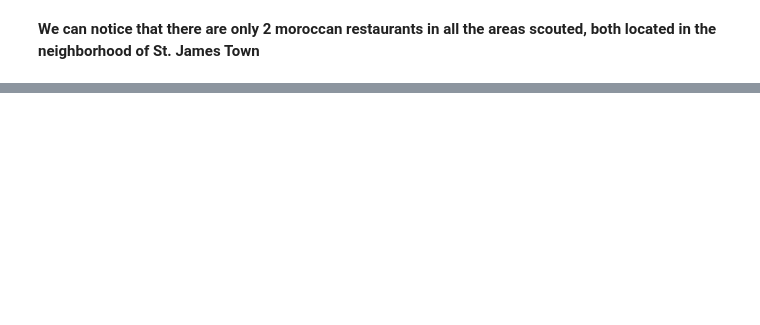
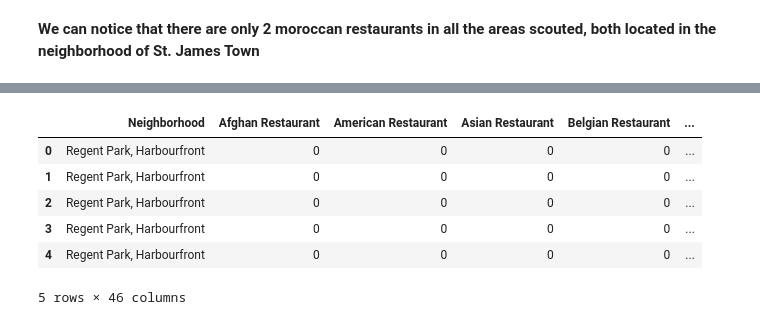
Before and after one commit to chikoungoun/IBM-Courses, a Jupyter notebook: Battle of the Neighborhoods/Battle of the neighborhoods Description of The problem Week 2.ipynb, the cells around one changed output, grey strips where cells are left out. Saved outputs shown, nothing was run; the diff lists cells and outputs as text; code cells hidden in the pictures; blank space fills up the shorter version.

```diff
--- a/Battle of the Neighborhoods/Battle of the neighborhoods Description of The problem Week 2.ipynb
+++ b/Battle of the Neighborhoods/Battle of the neighborhoods Description of The problem Week 2.ipynb
@@ -398,0 +411,17 @@ toronto_resto[toronto_resto['Venue Category'] == 'Moroccan Restaurant']
+# %%
+
+toronto_onehot['Neighborhood'] = toronto_venues['Neighborhood']
+
+# move neighborhood column to the first column
+fixed_columns = [toronto_onehot.columns[-1]] + list(toronto_onehot.columns[:-1])
+toronto_onehot = toronto_onehot[fixed_columns]
+
+toronto_onehot.head()
+# %% [output]
+|  | Neighborhood | Afghan Restaurant | American Restaurant | Asian Restaurant | Belgian Restaurant | ... |
+| 0 | Regent Park, Harbourfront | 0 | 0 | 0 | 0 | ... |
+| 1 | Regent Park, Harbourfront | 0 | 0 | 0 | 0 | ... |
+| 2 | Regent Park, Harbourfront | 0 | 0 | 0 | 0 | ... |
+| 3 | Regent Park, Harbourfront | 0 | 0 | 0 | 0 | ... |
+| 4 | Regent Park, Harbourfront | 0 | 0 | 0 | 0 | ... |
+5 rows × 46 columns
```
Also changed, not shown: parts of 10 cells of this notebook.
